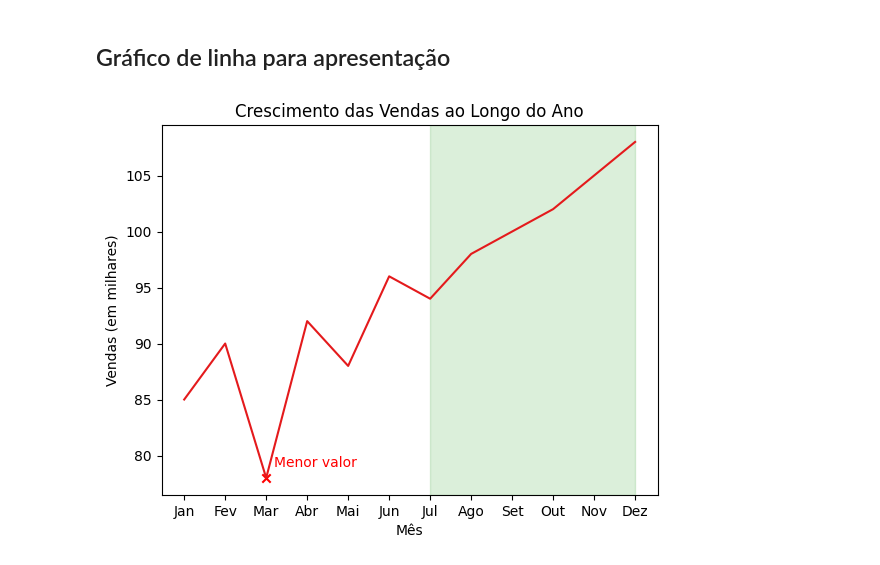
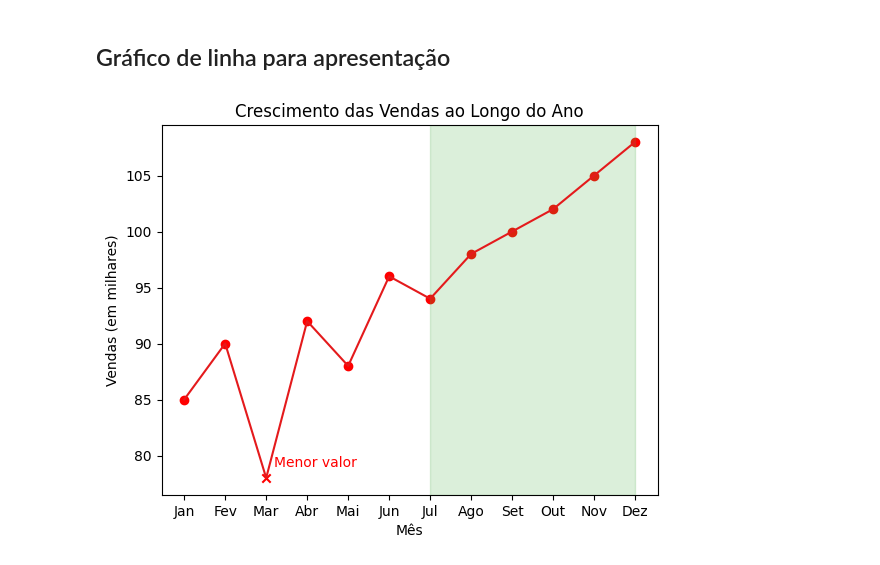
Before and after one commit to DosAnjos013/python-impressionador, a Jupyter notebook: Biblioteca_matplot_e_Numpy/grafico_de_linha_para_apresentacao.ipynb, the cells around one changed output. Cells and saved outputs as stored; diff of their text form; code cells hidden in the pictures.

```diff
--- a/Biblioteca_matplot_e_Numpy/grafico_de_linha_para_apresentacao.ipynb
+++ b/Biblioteca_matplot_e_Numpy/grafico_de_linha_para_apresentacao.ipynb
@@ -9,33 +9,33 @@ from cycler import cycler
 
 meses = ['Jan', 'Fev', 'Mar', 'Abr', 'Mai', 'Jun', 'Jul', 'Ago', 'Set', 'Out', 'Nov', 'Dez']
 vendas = [85, 90, 78, 92, 88, 96, 94, 98, 100, 102, 105, 108]
 
 #paleta de cores
 cores = plt.get_cmap('Set1').colors
 ciclo_cores = cycler('color', cores)
 plt.rc('axes', prop_cycle = ciclo_cores)
 
 #gráfico
-marcadores = np.where(vendas == np.min(vendas), 'x', '')
+marcadores = np.where(vendas == np.min(vendas), 'x', 'o')
 
 plt.plot(meses, vendas)
 
 for posicao, marcador in enumerate(marcadores):
     if marcador == 'x':
         cor = 'red'
     else:
-        cor = 'blue'
+        cor = 'red'
     plt.scatter(meses[posicao], vendas[posicao], marker=marcador, color=cor)
 
 plt.annotate('Menor valor', color = 'red', xy = (2, 78), xytext = (2.2, 79))
 
 #destaque
 plt.axvspan(6, 11, color = cores[2], alpha = 0.2)
 
 plt.xlabel('Mês')
 plt.ylabel('Vendas (em milhares)')
 plt.title('Crescimento das Vendas ao Longo do Ano')
 #plt.grid(True)
 plt.show()
 # %% [output]
-[figure, old version]
+[figure, new version]
```
Also changed, not shown: 1 other file.
